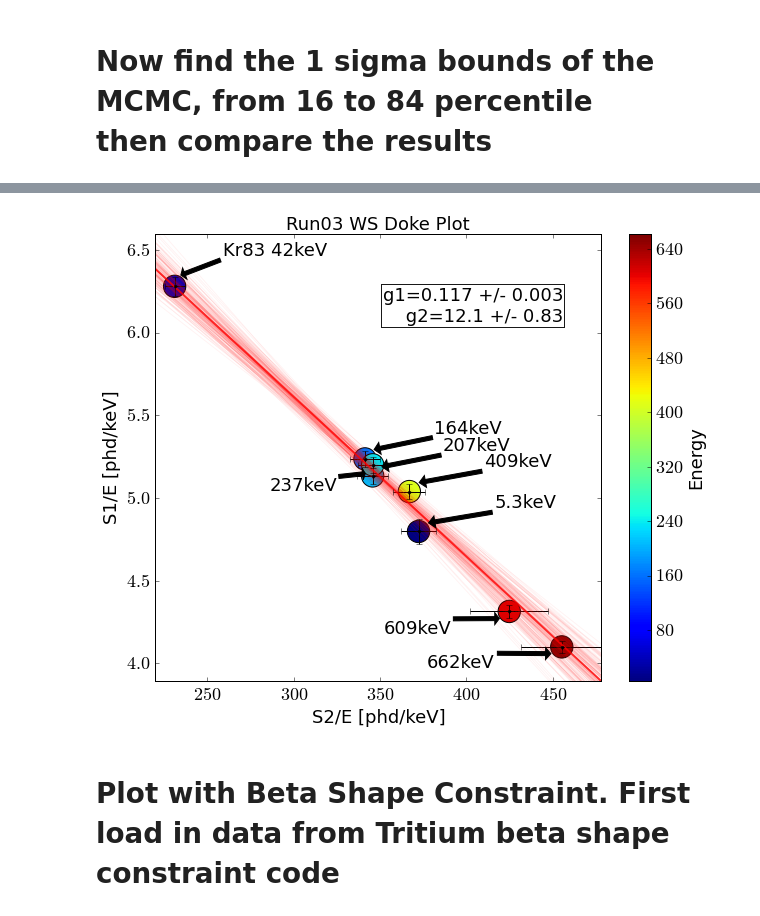
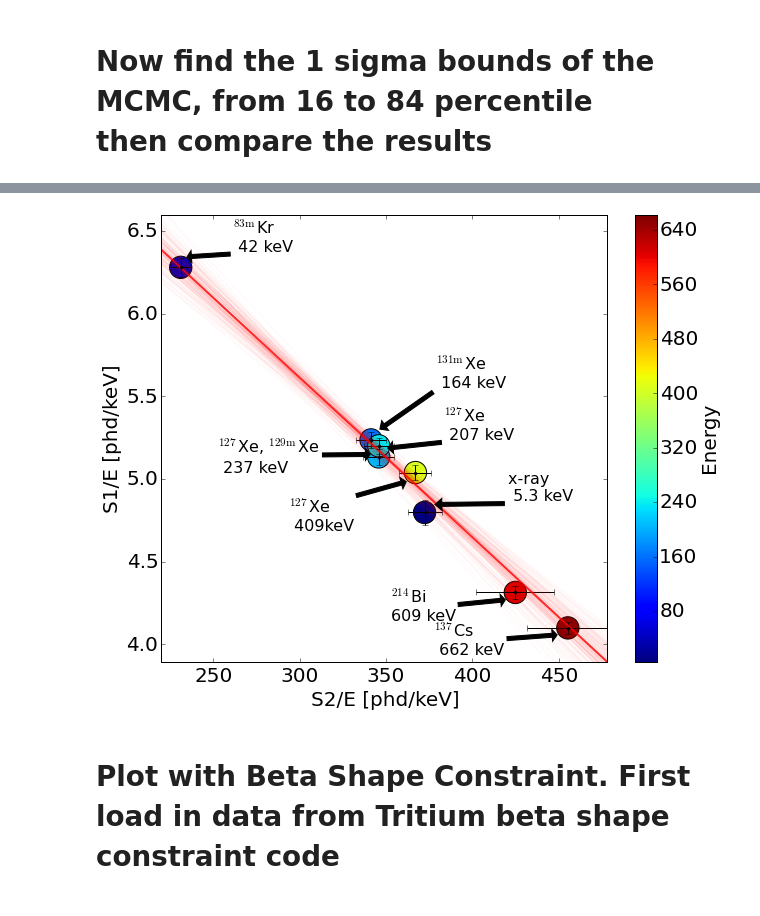
Before and after one commit to attdobi/iPyNb, a Jupyter notebook: Analysis_Code/MCMC_for_Doke.ipynb, the cells around one changed output, grey strips where cells are left out. Drawn from its saved outputs; the diff is of its cells as text; code cells hidden in the pictures.

Commit message:
Doke analysis update

```diff
--- a/Analysis_Code/MCMC_for_Doke.ipynb
+++ b/Analysis_Code/MCMC_for_Doke.ipynb
@@ -30,7 +30,10 @@ data=loadtxt('Run03_Golden_Doke/fits/s2_and_s1_means.txt')
 #data=loadtxt('/project/projectdirs/lux/data/Run03_Golden_Doke/fits/s2_and_s1_means.txt')
 # %%
 Energies=[5.2,41.55,163.9,208.3,236.8,409,609,661.6]
-NamesE=["5.3keV","Kr83 42keV","164keV","207keV","237keV","409keV","609keV","662keV"]
+#NamesE=["5.3keV","Kr83 42keV","164keV","207keV","237keV","409keV","609keV","662keV"]
+NamesE=["x-ray \n 5.3 keV","$\mathrm{^{83m}}$Kr \n 42 keV","$\mathrm{^{131m}}$Xe \n 164 keV",\
+        "$\mathrm{^{127}}$Xe \n 207 keV","$\mathrm{^{127}}$Xe, $\mathrm{^{129m}}$Xe \n 237 keV",\
+        "$\mathrm{^{127}}$Xe \n 409keV","$\mathrm{^{214}}$Bi \n609 keV","$\mathrm{^{137}}$Cs \n 662 keV"]
 
 mean_s2=data[0]
 mean_s2_sig=data[1]
@@ -177,43 +180,68 @@ cb.set_label('Energy')
 #pl.plot(xl, m_beta*xl+b_beta, "-b", lw=4, alpha=0.8) # plot optimal tritium result...
 
 for m, b in samples[np.random.randint(len(samples), size=200)]:
-    pl.plot(xl, m*xl+b, color="r", alpha=0.05)
+    pl.plot(xl, m*xl+b, color="r", alpha=0.03)
 
 pl.plot(xl, m_mcmc[0]*xl+b_mcmc[0], color="r", lw=2, alpha=0.8)
 #pl.plot(xl, m_guess*xl+b_guess, "--b", lw=2, alpha=0.8) # the linear regression fit result.
 
 pl.errorbar(x, y, xerr=xerr, yerr=yerr, fmt=".k")
 plt.xlabel('S2/E [phd/keV]')
 plt.ylabel('S1/E [phd/keV]')
-plt.rcParams.update({'font.size': 18})
+plt.rcParams.update({'font.size': 20})
 
 plt.xlim([min(x)*.95,max(x)*1.05])
 plt.ylim([min(y)*.95,max(y)*1.05])
 
-plt.text(x.max(),y.max(),'g1={:1.3f} +/- {:1.3f} \n g2={:1.1f} +/- {:1.2f}'.format(g1[0],g1[1],g2[0],g2[1]),
-         horizontalalignment='right', verticalalignment='top', bbox=dict(facecolor='w', alpha=0.9),fontsize=18)
-plt.title('Run03 WS Doke Plot',fontsize=18)
+#add g1 g2 val
+#plt.text(1.02*x.max(),1.02*y.max(),'g1={:1.3f} +/- {:1.3f} \n g2={:1.1f} +/- {:1.2f}'.format(g1[0],g1[1],g2[0],g2[1]),
+#         horizontalalignment='right', verticalalignment='top', bbox=dict(facecolor='w', alpha=0.9),fontsize=18)
+#plt.title('Run03 WS Doke Plot',fontsize=18)
 
-for ii in (0,1,2,3,5):
+for ii in (0,1):
     ii
-    plt.annotate(NamesE[ii], xy=(x[ii]*1.01,y[ii]*1.01), xytext=(x[ii]*1.12,y[ii]*1.03),
+    plt.annotate(NamesE[ii], fontsize=16, xy=(x[ii]*1.01,y[ii]*1.01), xytext=(x[ii]*1.13,y[ii]*1.015),
         arrowprops=dict(facecolor='k', shrink=0.05),
         )
-for ii in (4,6,7):
+for ii in (2,):
     ii
-    plt.annotate(NamesE[ii], xy=(x[ii]*.99,y[ii]*.99), xytext=(x[ii]*.83,y[ii]*.97),
+    plt.annotate(NamesE[ii], fontsize=16, xy=(x[ii]*1.01,y[ii]*1.01), xytext=(x[ii]*1.11,y[ii]*1.06),
         arrowprops=dict(facecolor='k', shrink=0.05),
         )
+for ii in (3,):
+    ii
+    plt.annotate(NamesE[ii], fontsize=16, xy=(x[ii]*1.01,y[ii]*1.01), xytext=(x[ii]*1.11,y[ii]*1.02),
+        arrowprops=dict(facecolor='k', shrink=0.05),
+        )
+for ii in (4,):
+    ii
+    plt.annotate(NamesE[ii], fontsize=16, xy=(x[ii]*.99,y[ii]*.99), xytext=(x[ii]*.73,y[ii]*.97),
+        arrowprops=dict(facecolor='k', shrink=0.05),
+        )
+for ii in (5,):
+    ii
+    plt.annotate(NamesE[ii], fontsize=16, xy=(x[ii]*.99,y[ii]*.99), xytext=(x[ii]*.80,y[ii]*.93),
+        arrowprops=dict(facecolor='k', shrink=0.05),
+        )
+for ii in (6,7):
+    ii
+    plt.annotate(NamesE[ii], fontsize=16, xy=(x[ii]*0.99,y[ii]*0.99), xytext=(x[ii]*.83,y[ii]*.96),
+        arrowprops=dict(facecolor='k', shrink=0.05),
+        )
+#plt.text(300,5.8,'Beta Constraint',color='blue')
+#plt.text(230,5.5,'Doke Constraint',color='red')
+
+
 #plt.text(300,5.8,'Beta Constraint',color='blue')
 #plt.text(230,5.5,'Doke Constraint',color='red')
 #Use latex... doesn't work on Jupyter
 #from matplotlib import rc
 #rc('text', usetex=False)
 
 savefig('Run03_Golden_Doke/Doke_Plot_WS.pdf') # change to your directoy
 savefig('Run03_Golden_Doke/Doke_Plot_WS.png') # change to your directoy
 # %% [output]
-[figure, old version]
+[figure, new version]
 # %% [markdown]
 <h1> Plot with Beta Shape Constraint. First load in data from Tritium beta shape constraint code </h1>
 # %%
```
Also changed, not shown: parts of 6 cells of this notebook, 6 other files.
